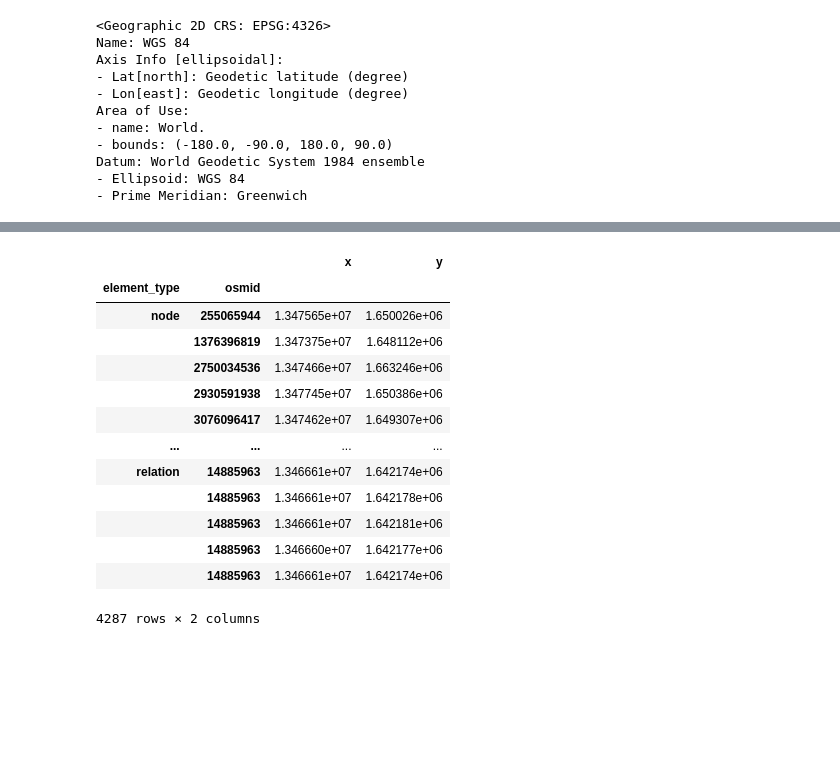
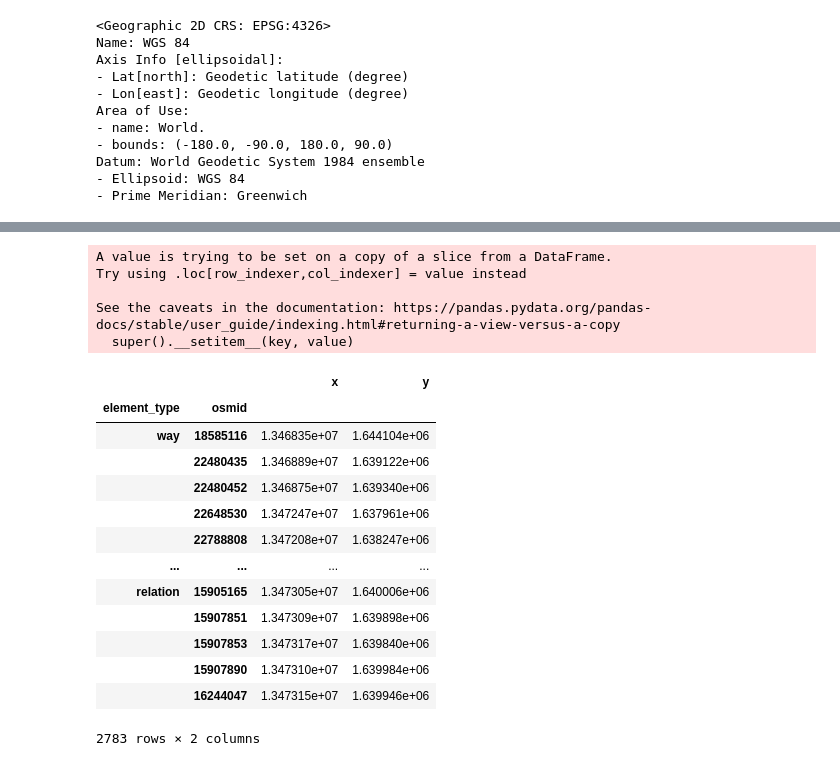
Before and after one commit to Automating-GIS-processes-II-2023/final-assignment-jeromemaiquez, a Jupyter notebook: final_exercise.ipynb, the cells around one changed output, grey strips where cells are left out. Cells and saved outputs as stored; diff of their text form; code cells hidden in the pictures; blank space fills up the shorter version.

```diff
--- a/final_exercise.ipynb
+++ b/final_exercise.ipynb
@@ -55,7 +56,7 @@ PLACE_NAME = ("Metro Manila, Philippines")
 offices = ox.features_from_place(
     PLACE_NAME,
     {
-        "building": "office"
+        "building:levels": [str(i) for i in range(10,100)]
     }
 )
 # %%
@@ -180,0 +181,4 @@ cx.add_basemap(ax, source=cx.providers.OpenStreetMap.Mapnik)
+# %%
+# Filter out non-polygon geometries
+offices = offices.loc[offices["geometry"].geom_type != "Point"]
+offices.head()
@@ -181,19 +193,27 @@ cx.add_basemap(ax, source=cx.providers.OpenStreetMap.Mapnik)
 # %%
+# Get centroids
+offices["centroid"] = offices.centroid
+
 # Get coordinates of office points
-coords = offices.get_coordinates()
+coords = offices["centroid"].get_coordinates()
 coords
 # %% [output]
+A value is trying to be set on a copy of a slice from a DataFrame.
+Try using .loc[row_indexer,col_indexer] = value instead
+
+See the caveats in the documentation: https://pandas.pydata.org/pandas-docs/stable/user_guide/indexing.html#returning-a-view-versus-a-copy
+  super().__setitem__(key, value)
 |  |  | x | y |
 | element_type | osmid |  |  |
-| node | 255065944 | 1.347565e+07 | 1.650026e+06 |
-|  | 1376396819 | 1.347375e+07 | 1.648112e+06 |
-|  | 2750034536 | 1.347466e+07 | 1.663246e+06 |
-|  | 2930591938 | 1.347745e+07 | 1.650386e+06 |
-|  | 3076096417 | 1.347462e+07 | 1.649307e+06 |
+| way | 18585116 | 1.346835e+07 | 1.644104e+06 |
+|  | 22480435 | 1.346889e+07 | 1.639122e+06 |
+|  | 22480452 | 1.346875e+07 | 1.639340e+06 |
+|  | 22648530 | 1.347247e+07 | 1.637961e+06 |
+|  | 22788808 | 1.347208e+07 | 1.638247e+06 |
 | ... | ... | ... | ... |
-| relation | 14885963 | 1.346661e+07 | 1.642174e+06 |
-|  | 14885963 | 1.346661e+07 | 1.642178e+06 |
-|  | 14885963 | 1.346661e+07 | 1.642181e+06 |
-|  | 14885963 | 1.346660e+07 | 1.642177e+06 |
-|  | 14885963 | 1.346661e+07 | 1.642174e+06 |
+| relation | 15905165 | 1.347305e+07 | 1.640006e+06 |
+|  | 15907851 | 1.347309e+07 | 1.639898e+06 |
+|  | 15907853 | 1.347317e+07 | 1.639840e+06 |
+|  | 15907890 | 1.347310e+07 | 1.639984e+06 |
+|  | 16244047 | 1.347315e+07 | 1.639946e+06 |
-4287 rows × 2 columns
+2783 rows × 2 columns
```
Also changed, not shown: parts of 14 cells of this notebook, 1 other file.
